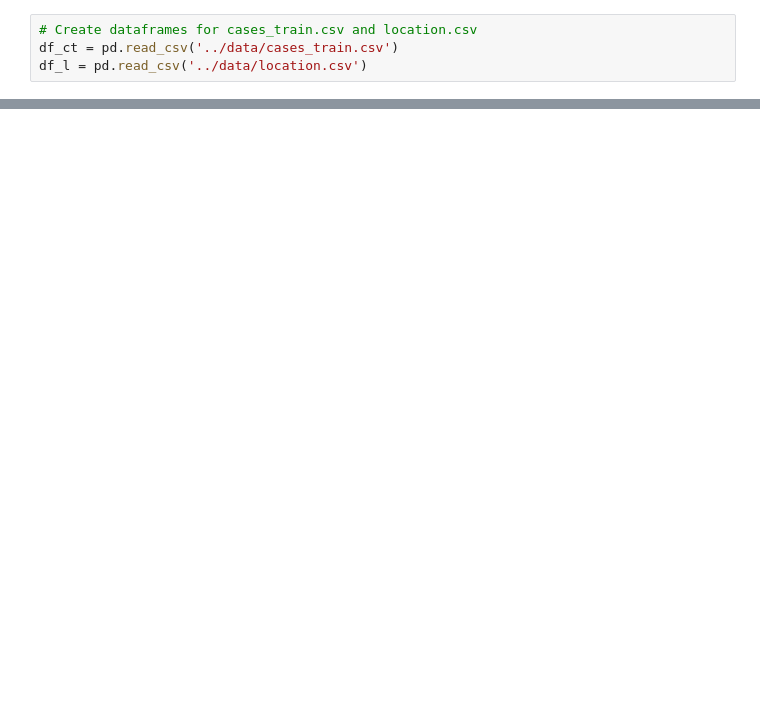
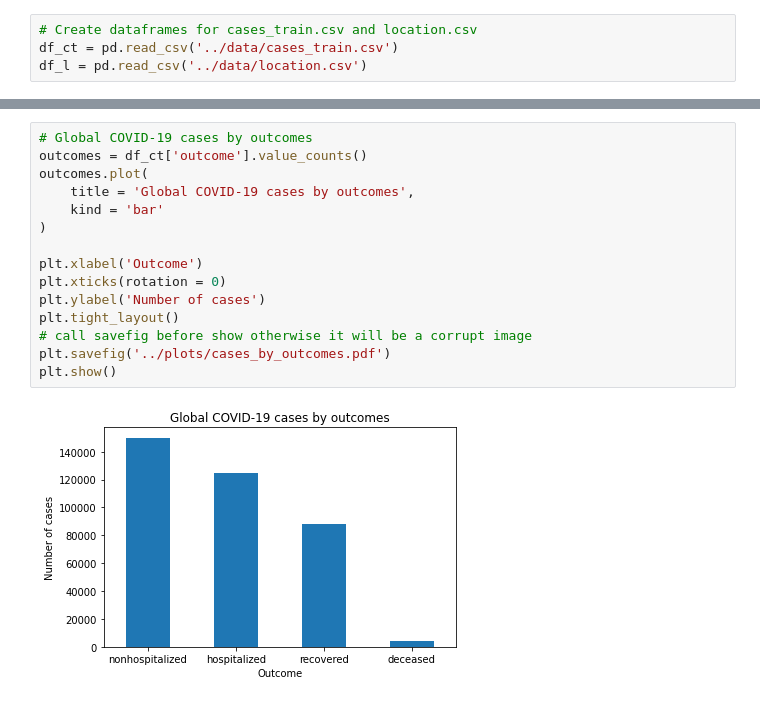
Before and after one commit to klam98/COVID-19-Data-Mining, a Jupyter notebook: src/eda.ipynb, the cells around one changed output, grey strips where cells are left out. Drawn from its saved outputs; the diff is of its cells as text; blank space fills up the shorter version.

```diff
--- a/src/eda.ipynb
+++ b/src/eda.ipynb
@@ -28,0 +47,17 @@ plt.show()
+# %%
+# Global COVID-19 cases by outcomes
+outcomes = df_ct['outcome'].value_counts()
+outcomes.plot(
+    title = 'Global COVID-19 cases by outcomes',
+    kind = 'bar'
+)
+
+plt.xlabel('Outcome')
+plt.xticks(rotation = 0)
+plt.ylabel('Number of cases')
+plt.tight_layout()
+# call savefig before show otherwise it will be a corrupt image
+plt.savefig('../plots/cases_by_outcomes.pdf')
+plt.show()
+# %% [output]
+[figure, added]
```
Also changed, not shown: parts of 5 cells of this notebook, 5 other files.
